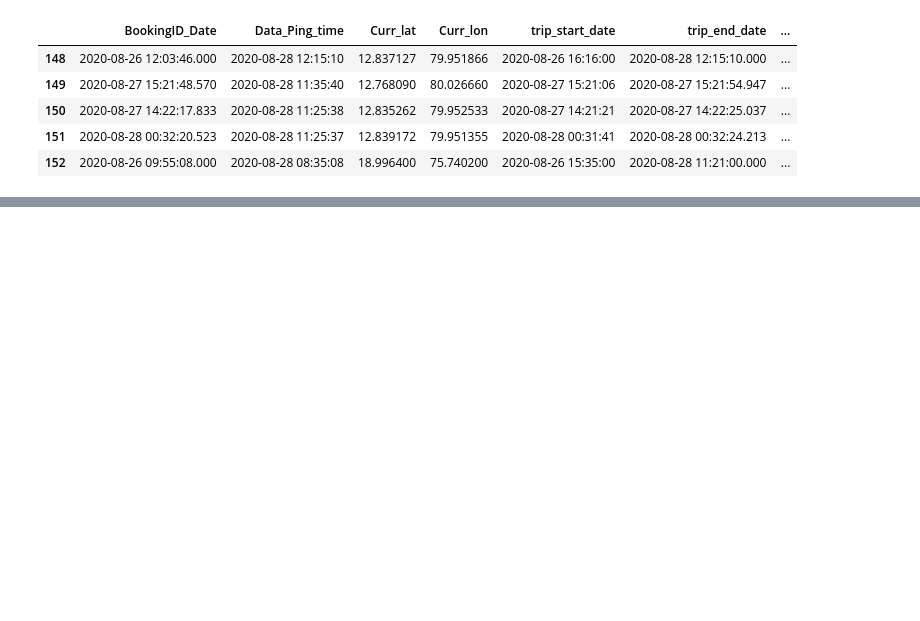
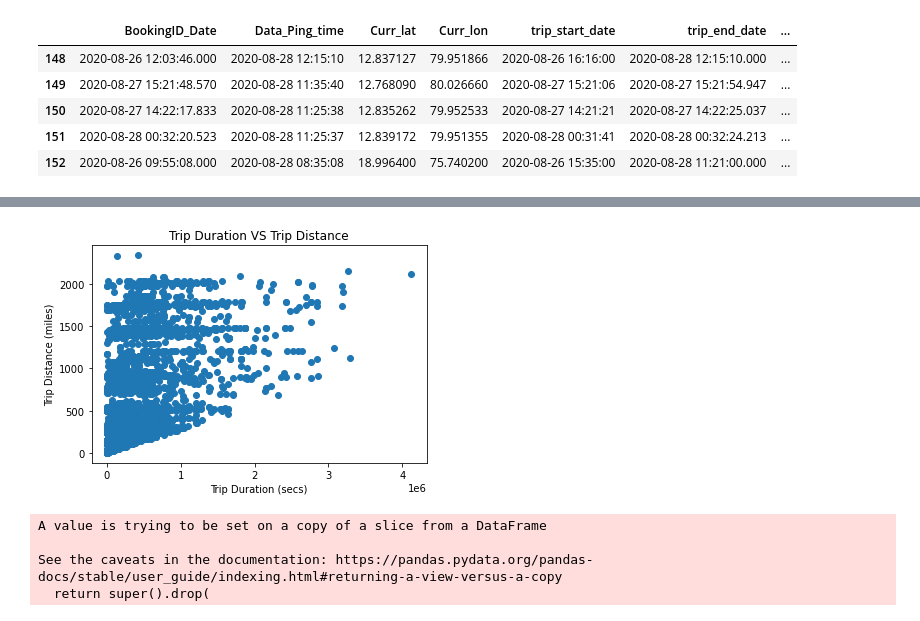
Before and after one commit to ShamZee/travelTime, a Jupyter notebook: FinalYearProject.ipynb, the cells around one changed output, grey strips where cells are left out. Drawn from its saved outputs; the diff is of its cells as text; code cells hidden in the pictures; blank space fills up the shorter version.

```diff
--- a/FinalYearProject.ipynb
+++ b/FinalYearProject.ipynb
@@ -121,0 +153,10 @@ df
+# %%
+
+df['trip_start_date_Minutes'] = pd.to_datetime(df['trip_start_date']).dt.minute
+df['trip_start_date_Hrs'] = pd.to_datetime(df['trip_start_date']).dt.hour
+df['trip_start_date_Days'] = pd.to_datetime(df['trip_start_date']).dt.day
+df['trip_start_date_Weeks'] = pd.to_datetime(df['trip_start_date']).dt.week
+df['trip_start_date_Months'] = pd.to_datetime(df['trip_start_date']).dt.month
+df['trip_start_date_Years'] =  pd.to_datetime(df['trip_start_date']).dt.year
+# %%
+x=df[df['trip_start_date_Years']==2019  ][df['Data_Ping_time_Years']==2020  ]
@@ -121,0 +179,2 @@ df
+# %%
+df.drop(x[df['Data_Ping_time_Years']==2020].index, inplace=True) #outlier
@@ -121,0 +194,4 @@ df
+# %%
+df1 = df[df['Duration'] > 0]
+df1 = df[df['speed'] > 0]
+df1
@@ -121,0 +212,18 @@ df
+# %%
+plt.scatter(df1['Duration'], df1['Org_Dest_distance'])
+plt.title('Trip Duration VS Trip Distance')
+plt.xlabel('Trip Duration (secs)')
+plt.ylabel('Trip Distance (miles)')
+plt.show()
+# %% [output]
+[figure, added]
+# %%
+df1.drop(columns=['BookingID_Date'], inplace=True)
+df1.drop(columns=['Planned_ETA'], inplace=True)
+df1.drop(columns=['actual_eta'], inplace=True)
+df1.drop(columns=['trip_end_date'], inplace=True)
+# %% [output]
+A value is trying to be set on a copy of a slice from a DataFrame
+
+See the caveats in the documentation: https://pandas.pydata.org/pandas-docs/stable/user_guide/indexing.html#returning-a-view-versus-a-copy
+  return super().drop(
```
Also changed, not shown: parts of 76 cells of this notebook.
